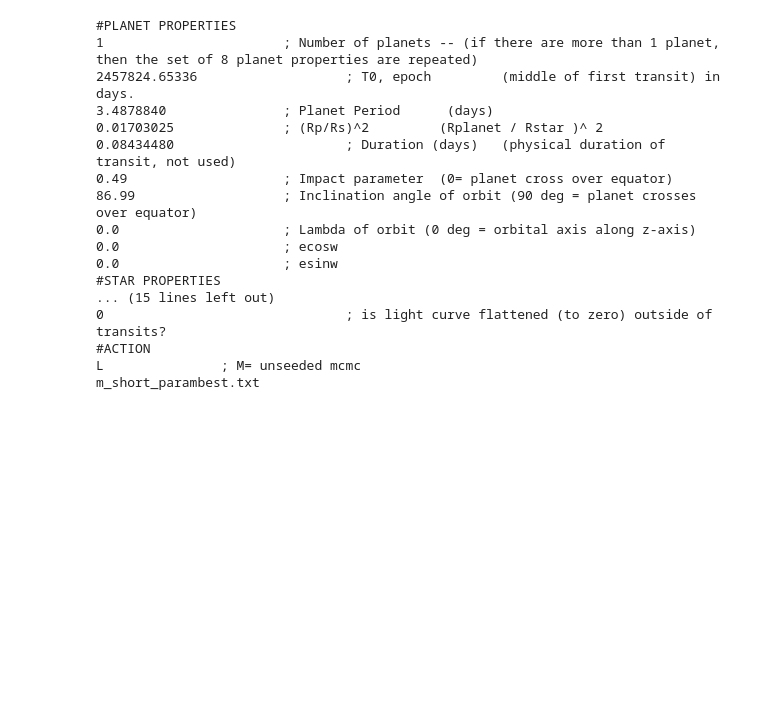
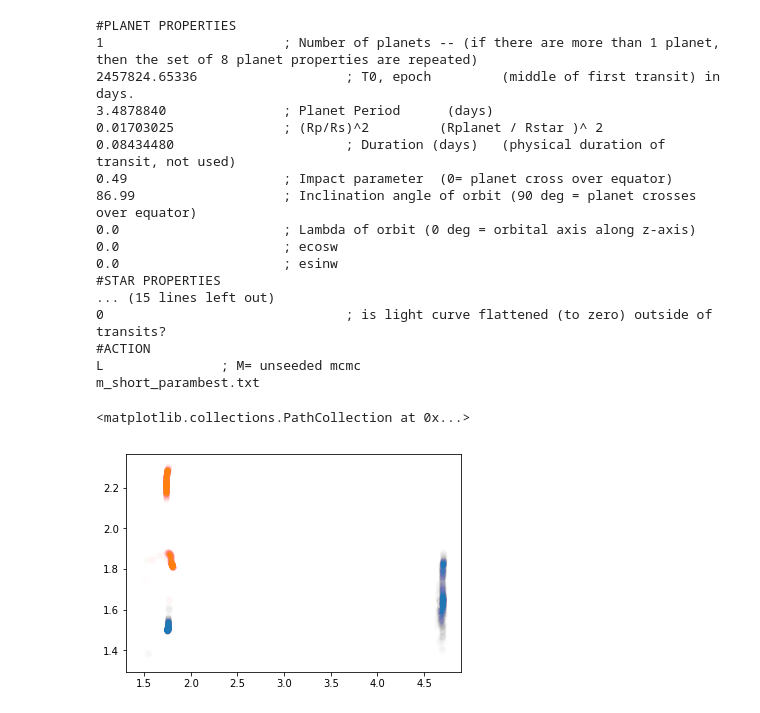
Before and after one commit to bmorris3/EPIC2475, a Jupyter notebook: chop_results.ipynb, the cells around one changed output. Drawn from its saved outputs; the diff is of its cells as text; code cells hidden in the pictures; blank space fills up the shorter version.

Commit message:
'final' non-evolving results

```diff
--- a/chop_results.ipynb
+++ b/chop_results.ipynb
@@ -92,3 +92,13 @@ for i, transit, model in zip(range(len(transits)), transits, model_transits):
 #ACTION
 L               ; M= unseeded mcmc
 m_short_parambest.txt
+# %%
+mcmc_results = Table.read('T_misaligned_mcmc.txt', format='ascii.fast_no_header',
+                          names='1 2 3 chi2 r1 theta1 phi1 r2 theta2 phi2 max'.split(),
+                          data_start=0)
+# %%
+plt.scatter(mcmc_results['phi1'], mcmc_results['theta1'], alpha=0.005)
+plt.scatter(mcmc_results['phi2'], mcmc_results['theta2'], alpha=0.005)
+# %% [output]
+<matplotlib.collections.PathCollection at 0x...>
+[figure, added]
```
Also changed, not shown: parts of 3 cells of this notebook.
